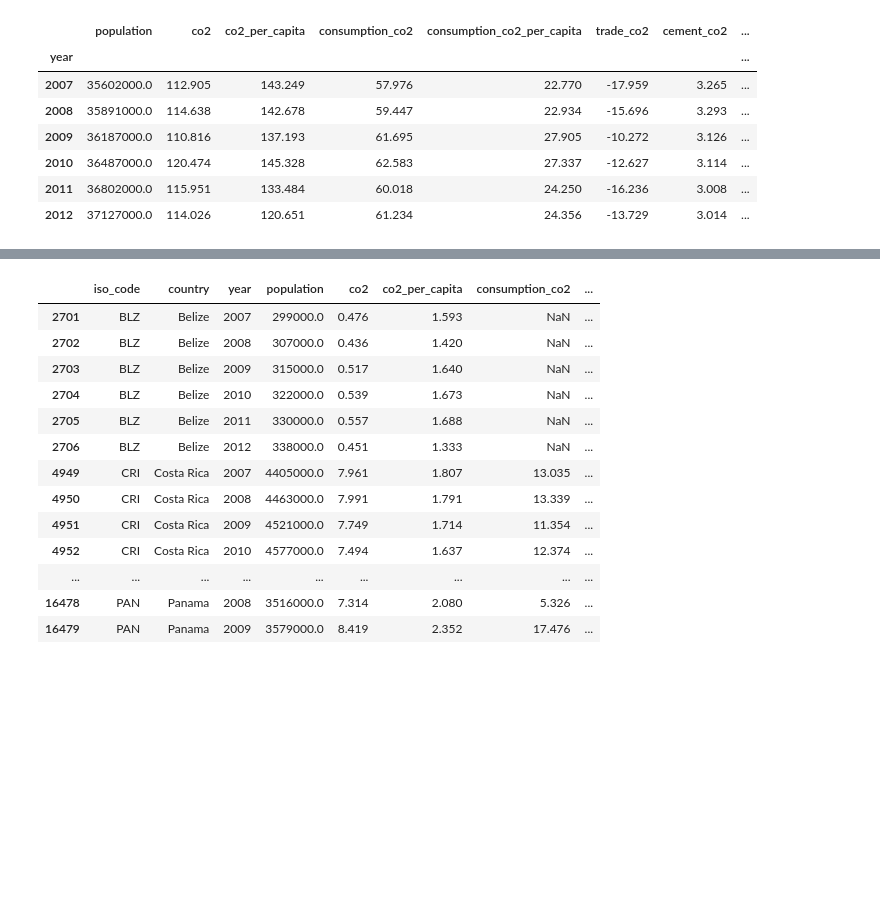
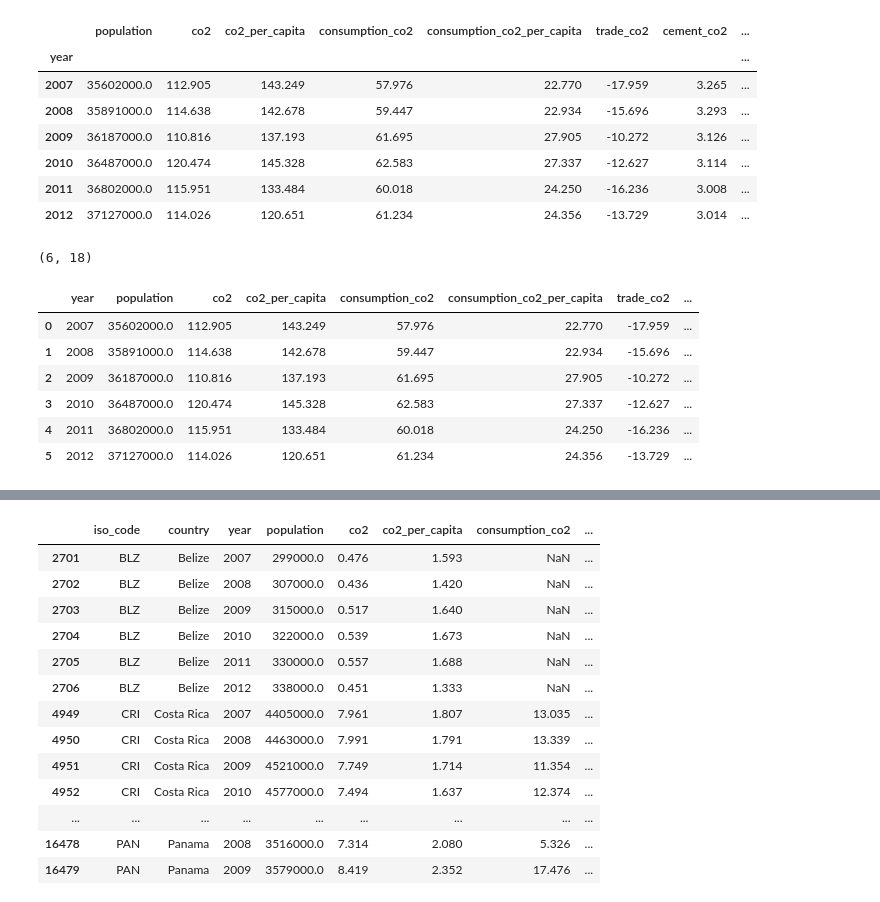
Before and after one commit to SoWhitIs/world_events_emissions, a Jupyter notebook: dev/script/eda/5_EDA_CO2_type.ipynb, the cells around one changed output, grey strips where cells are left out. Cells and saved outputs as stored; diff of their text form; code cells hidden in the pictures; blank space fills up the shorter version.

```diff
--- a/dev/script/eda/5_EDA_CO2_type.ipynb
+++ b/dev/script/eda/5_EDA_CO2_type.ipynb
@@ -206,6 +206,21 @@ car_df
 | 2010 | 36487000.0 | 120.474 | 145.328 | 62.583 | 27.337 | -12.627 | 3.114 | ... |
 | 2011 | 36802000.0 | 115.951 | 133.484 | 60.018 | 24.250 | -16.236 | 3.008 | ... |
 | 2012 | 37127000.0 | 114.026 | 120.651 | 61.234 | 24.356 | -13.729 | 3.014 | ... |
+# %%
+car_df.shape
+# %% [output]
+(6, 18)
+# %%
+#convert index to column
+car_df.reset_index()
+# %% [output]
+|  | year | population | co2 | co2_per_capita | consumption_co2 | consumption_co2_per_capita | trade_co2 | ... |
+| 0 | 2007 | 35602000.0 | 112.905 | 143.249 | 57.976 | 22.770 | -17.959 | ... |
+| 1 | 2008 | 35891000.0 | 114.638 | 142.678 | 59.447 | 22.934 | -15.696 | ... |
+| 2 | 2009 | 36187000.0 | 110.816 | 137.193 | 61.695 | 27.905 | -10.272 | ... |
+| 3 | 2010 | 36487000.0 | 120.474 | 145.328 | 62.583 | 27.337 | -12.627 | ... |
+| 4 | 2011 | 36802000.0 | 115.951 | 133.484 | 60.018 | 24.250 | -16.236 | ... |
+| 5 | 2012 | 37127000.0 | 114.026 | 120.651 | 61.234 | 24.356 | -13.729 | ... |
 # %%
 #add new columns
 #add country/region to Carribean
```
Also changed, not shown: parts of 36 cells of this notebook.
